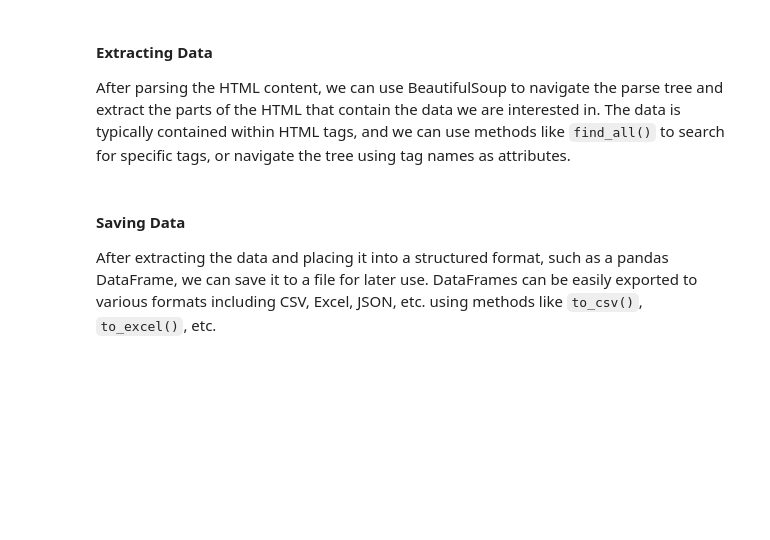
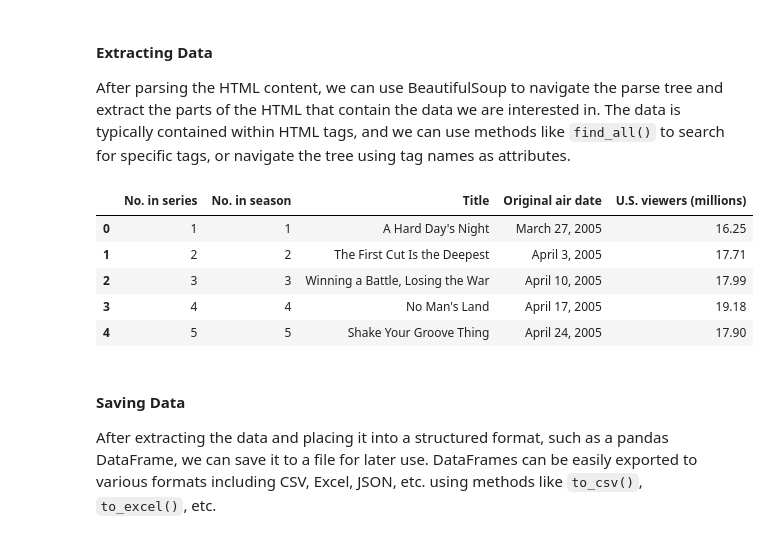
Before and after one commit to guglielmopescatore/CorsoDataAnalysis, a Jupyter notebook: Lesson2.ipynb, the cells around one changed output. Cells and saved outputs as stored; diff of their text form; code cells hidden in the pictures; blank space fills up the shorter version.

```diff
--- a/Lesson2.ipynb
+++ b/Lesson2.ipynb
@@ -85,31 +84,39 @@ After parsing the HTML content, we can use BeautifulSoup to navigate the parse t
 # %%
 
 # The actual scraping logic to extract data from the HTML content
 # Here we loop over each table, find all the rows within, and then extract each cell's content.
 
 # Find all the tables on the page
 tables = soup.find_all('table')
 
 # We will extract data from the first 19 tables as per the previous example.
 # Define a list to store data for all episodes
 all_episodes = []
 
 for table in tables[:19]:
     rows = table.find_all('tr')[1:]  # Skip the header row
     for row in rows:
         cells = row.find_all(['th', 'td'])
         if len(cells) == 5:
             episode_data = {
                 'No. in series': cells[0].text.strip(),
                 'No. in season': cells[1].text.strip(),
                 'Title': cells[2].text.strip().strip('"'),  # Remove potential quotes around the title
                 'Original air date': cells[3].text.strip(),
                 'U.S. viewers (millions)': cells[4].text.strip().split('[')[0]  # Remove reference links
             }
             all_episodes.append(episode_data)
 
 # Convert to a pandas DataFrame
 episodes_df = pd.DataFrame(all_episodes)
+episodes_df.head()
+# %% [output]
+|  | No. in series | No. in season | Title | Original air date | U.S. viewers (millions) |
+| 0 | 1 | 1 | A Hard Day's Night | March 27, 2005 | 16.25 |
+| 1 | 2 | 2 | The First Cut Is the Deepest | April 3, 2005 | 17.71 |
+| 2 | 3 | 3 | Winning a Battle, Losing the War | April 10, 2005 | 17.99 |
+| 3 | 4 | 4 | No Man's Land | April 17, 2005 | 19.18 |
+| 4 | 5 | 5 | Shake Your Groove Thing | April 24, 2005 | 17.90 |
 # %% [markdown]
 
 #### Saving Data
```
Also changed, not shown: parts of 11 cells of this notebook, 3 other files.
